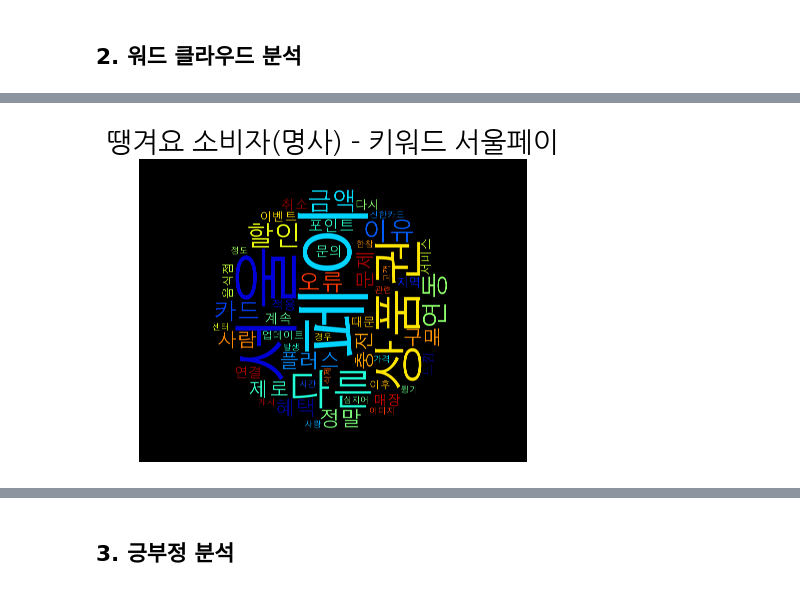
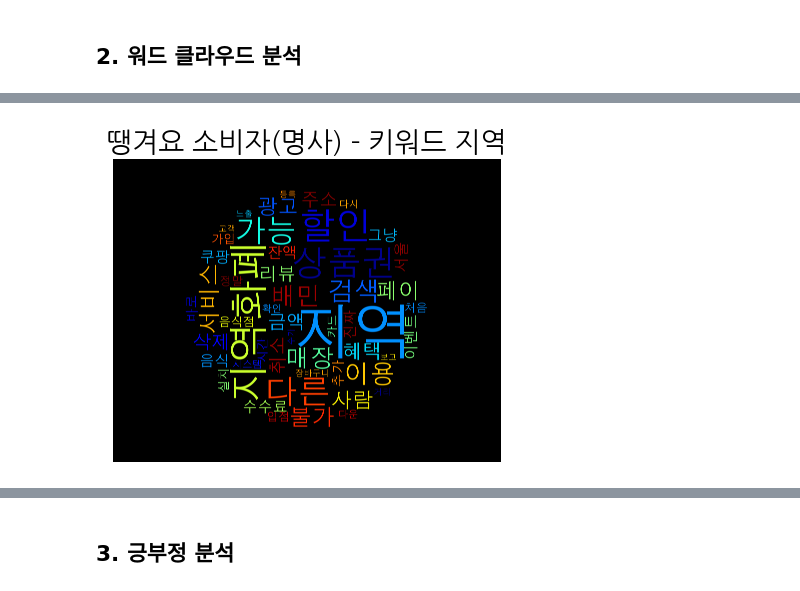
Before and after one commit to walker0625/eda-google-playstore-review, a Jupyter notebook: eda-ddangyo.ipynb, the cells around one changed output, grey strips where cells are left out. Cells and saved outputs as stored; diff of their text form; code cells hidden in the pictures.

```diff
--- a/eda-ddangyo.ipynb
+++ b/eda-ddangyo.ipynb
@@ -142,17 +143,17 @@ make_word_cloud(cus_word_list, 50, '땡겨요 소비자(명사)')
 # %%
 # 소비자 리뷰 중에서 특정 키워드가 들어간 리뷰들 워드 클라우드
 
-cus_keyword = '서울페이'
+cus_keyword = '지역'
 cus_keyword_list = cus_data.loc[cus_data['content'].str.contains(cus_keyword),:]['content']
 
 cus_keyword_word_list = make_word_list(cus_keyword_list)
 
 make_word_cloud(cus_keyword_word_list, 50, f'땡겨요 소비자(명사) - 키워드 {cus_keyword}')
 #  ⇒ 주목할 단어 : 검색 키워드가 ‘서울페이’임에도 혜택 관련 내용이 아니라,
 #        ‘오류’, ‘연동’, ‘문제’ 등의 시스템 에러 관련 키워드가 주로 발견됨
 #         → 서울페이 등록 및 사용 과정에 시스템 에러가 발생하는지 확인 필요
 # %% [output]
-[figure, old version]
+[figure, new version]
 # %%
 make_word_cloud(sel_word_list, 50, '땡겨요 판매자(명사)')
 # ⇒ 주목할 키워드 : 먹통, 종료, 위험, 유출
```
Also changed, not shown: parts of 10 cells of this notebook, 17 other files.
